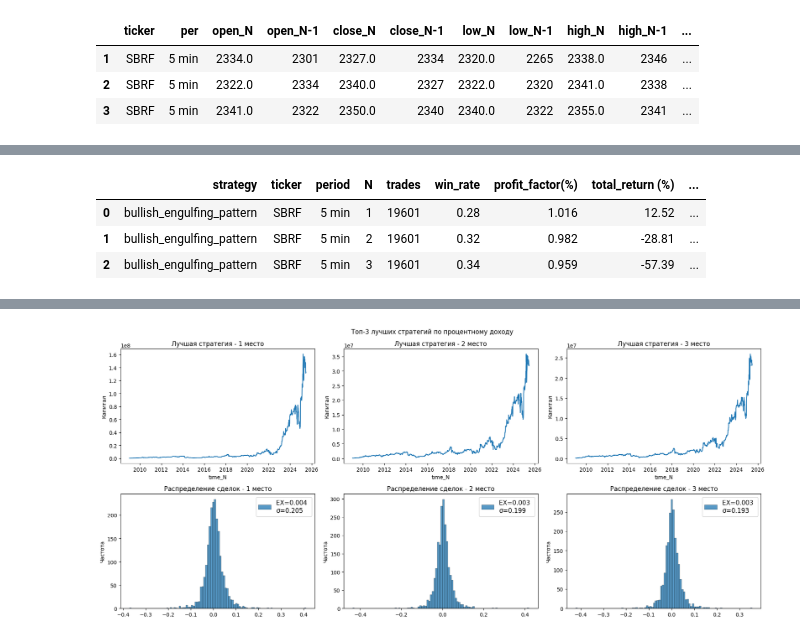
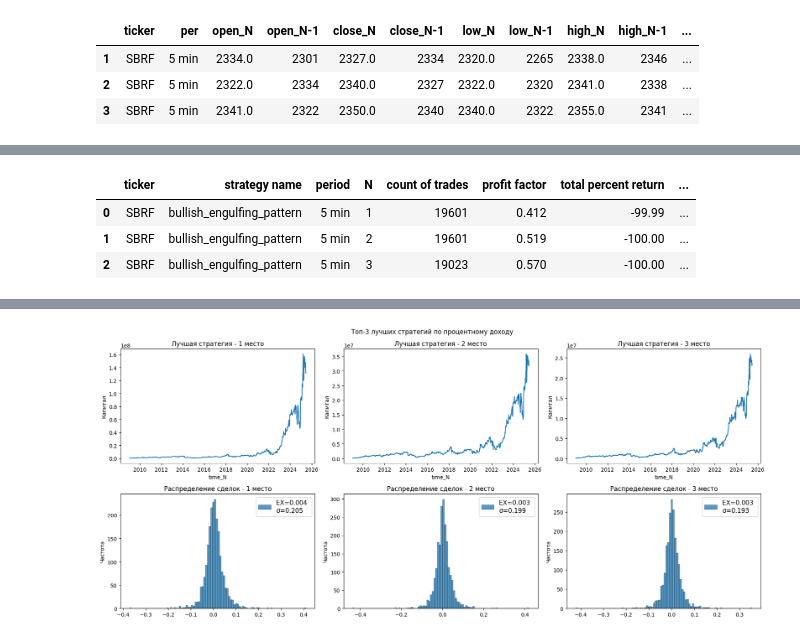
Before and after one commit to AlexKosuhin/AlgoTrading, a Jupyter notebook: Проект/Паттерн Бычье Поглощение.ipynb, the cells around one changed output, grey strips where cells are left out. Cells and saved outputs as stored; diff of their text form; code cells hidden in the pictures.

```diff
--- a/Проект/Паттерн Бычье Поглощение.ipynb
+++ b/Проект/Паттерн Бычье Поглощение.ipynb
@@ -225,7 +225,6 @@ def filter_min_distance(data, column, N):
     # Маска для каждого сигнала. Первый сигнал на покупку всегда True
     mask = [True]
 
-    current_distance = 0
     # Перебираем все разности между индексами
     for dist in distances:
         if dist >= N:
@@ -241,5 +240,43 @@ def filter_min_distance(data, column, N):
     data.loc[to_remove, column] = 0
 
     return data
+# %%
+def data_prepare_for_statistics(data, commision=0.0005):
+    data = data.copy()
+    # Удалим сперва все отметки паттерна и сигнала с последних 51 строки
+    data.loc[len(data) - 51 : len(data), ['pattern', 'signal']] = 0
+
+    # Проходимся циклом по периодам удержания позиции
+    all_strategy = []
+    for N in [1, 2, 3, 4, 5, 6, 7, 8, 9, 10, 15, 20, 25, 30, 35, 40, 45, 50]:
+        data_h = filter_min_distance(data, 'signal', N) # Получаем фильтрованные данные
+        data_h = data_h.set_index('time_N')
+        # Блок для определения цены входа и выхода
+        # То есть для каждой стратегии мы определяем вектора цен открытий и закрытий
+        # Так как удерживаем позицию мы N периодов, то в качестве всех кандидатов,
+        # на которых мы можем закрыть позицию берем цены открытия через N периодов
+        exit_candidate = data_h['open_N'].shift(-N)
+        is_entry = data_h['signal'] == 1
+        entry_price = data_h['open_N'][is_entry]
+        exit_price = exit_candidate[is_entry]
+
+        # Считаем результат
+        profit_percent = pd.Series(np.round((exit_price.values - entry_price.values) / entry_price.values, 5), index=entry_price.index,
+                                   name='profit_percent')# % доход за сделку
+        percent_profit_net = profit_percent - commision
+        percent_profit_without_commission = profit_percent
+
+        strategy_data = pd.DataFrame({'profit_percent_net' : np.array(percent_profit_net),
+                                      'percent_profit_without_commission' : np.array(percent_profit_without_commission),
+                                       'N' : N,
+                                       'strategy_name' : data_h['strategy'].iloc[0],
+                                       'ticker' : data_h['ticker'].iloc[0],
+                                       'period' : data_h['per'].iloc[0]},
+                            index=profit_percent.index)
+        all_strategy.append(strategy_data)
+
+    return all_strategy
+# %%
+sber_prepared = data_prepare_for_statistics(sber_good)
 # %%
 # Функция для получения результатов стратегии
@@ -439,36 +342,36 @@ result.head(3)
 def backtest_strategies_multi_tf(data):
     """Функция позволяет проверить эффективность стратегии бычье поглощение на 7 основных таймфреймах.
     На выходе получаем большую сводную таблицу по результатам стратегии на всех таймфреймах.
 
     Args:
         data (pd.DataFrame): Подаем датафрейм с 1 минутным таймфреймом
 
     Returns:
         data (pd.DataFrame): Таблица с результатами всех стратегий
     """
     data = data.copy()
     l = []
     # Перебираем все тф
     for i in ['5 min', '15 min', '30 min', '1h', '2h', '4h', 'D']:
         data_tm = good_dataframe(data, i)
         l.append(data_tm)
 
     all_strategy = []
     # Для каждого тф проверяем стратегию бычье поглощение
     for j in l:
         detection_data = detection_bullish_engulfing_pattern(shift_features_2_candle(j))
-        #ВНИМАНИЕ!!!!!
-        final_result = trade_statistics_bull_new(detection_data)
+        result = data_prepare_for_statistics(detection_data)
+        final_result = trade_statistics_bull(result)
         all_strategy.append(final_result)
     # Объединяем результат
     combined_data = pd.concat(all_strategy, ignore_index=True)
 
     return combined_data
 
 sber_result_strategies = backtest_strategies_multi_tf(sber)
 sber_result_strategies.head(3)
 # %% [output]
-|  | strategy | ticker | period | N | trades | win_rate | profit_factor(%) | total_return (%) | ... |
-| 0 | bullish_engulfing_pattern | SBRF | 5 min | 1 | 19601 | 0.28 | 1.016 | 12.52 | ... |
-| 1 | bullish_engulfing_pattern | SBRF | 5 min | 2 | 19601 | 0.32 | 0.982 | -28.81 | ... |
-| 2 | bullish_engulfing_pattern | SBRF | 5 min | 3 | 19601 | 0.34 | 0.959 | -57.39 | ... |
+|  | ticker | strategy name | period | N | count of trades | profit factor | total percent return | ... |
+| 0 | SBRF | bullish_engulfing_pattern | 5 min | 1 | 19601 | 0.412 | -99.99 | ... |
+| 1 | SBRF | bullish_engulfing_pattern | 5 min | 2 | 19601 | 0.519 | -100.00 | ... |
+| 2 | SBRF | bullish_engulfing_pattern | 5 min | 3 | 19023 | 0.570 | -100.00 | ... |
```
Also changed, not shown: parts of 4 cells of this notebook.
